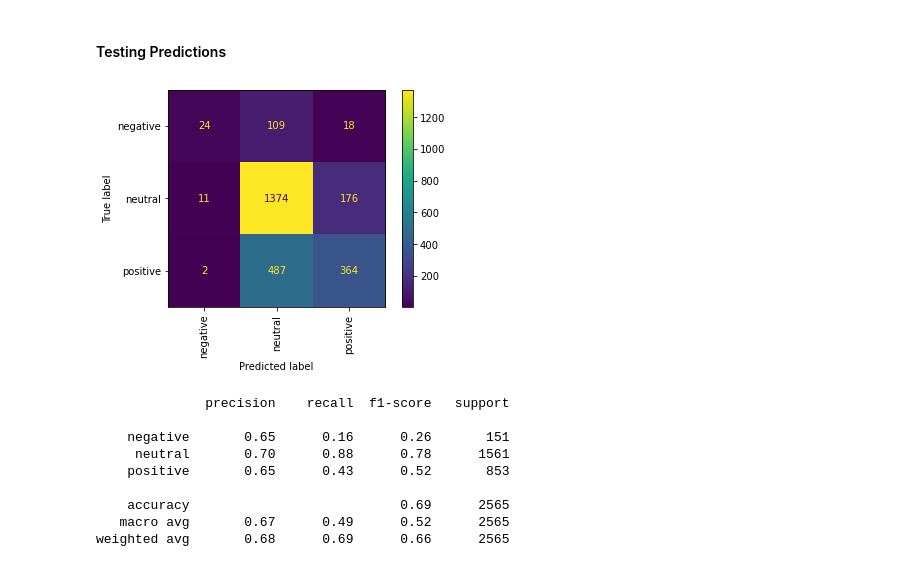
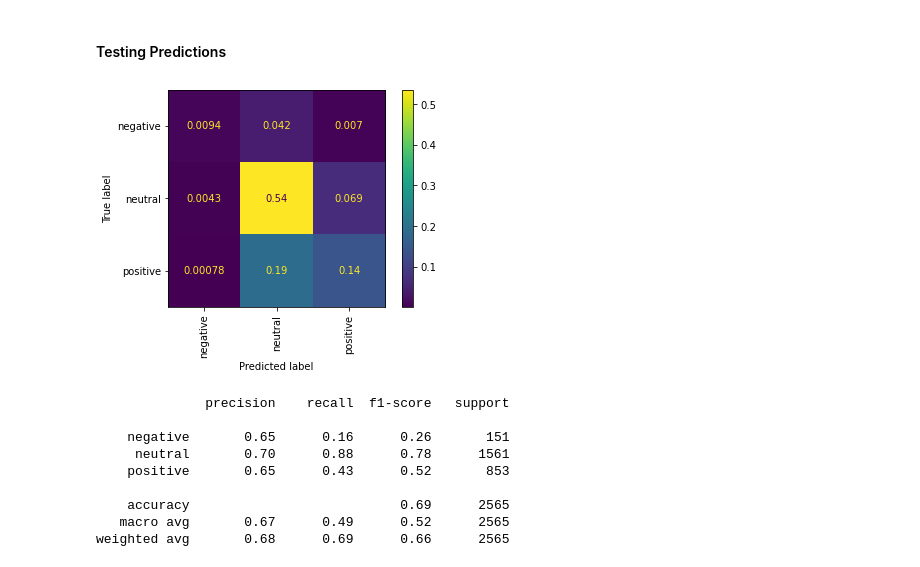
Before and after one commit to ryanreilly/phase_4_project, a Jupyter notebook: final_notebook.ipynb, the cells around one changed output. Drawn from its saved outputs; the diff is of its cells as text; code cells hidden in the pictures.

```diff
--- a/final_notebook.ipynb
+++ b/final_notebook.ipynb
@@ -500,9 +523,9 @@ weighted avg       0.99      0.99      0.99      5982
 # %% [markdown]
 #### Testing Predictions
 # %%
-plot_confusion_matrix(rf, tf_idf_test, y_test, xticks_rotation='vertical', display_labels = ['negative', 'neutral', 'positive']);
+plot_confusion_matrix(rf, tf_idf_test, y_test, xticks_rotation='vertical', normalize='all', display_labels = ['negative', 'neutral', 'positive']);
 # %% [output]
-[figure, old version]
+[figure, new version]
 # %%
 print(classification_report(y_test, y_preds_test,target_names= ['negative', 'neutral', 'positive']))
 # %% [output]
```
Also changed, not shown: parts of 34 cells of this notebook.
